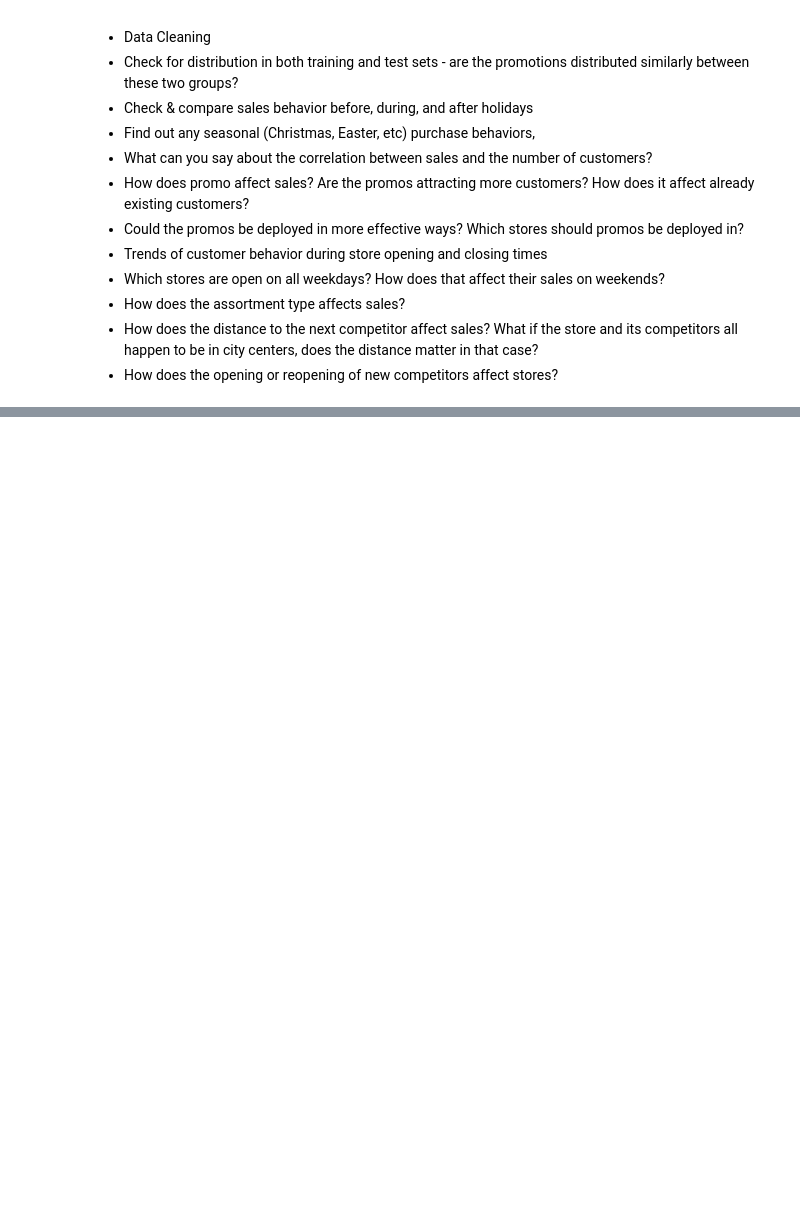
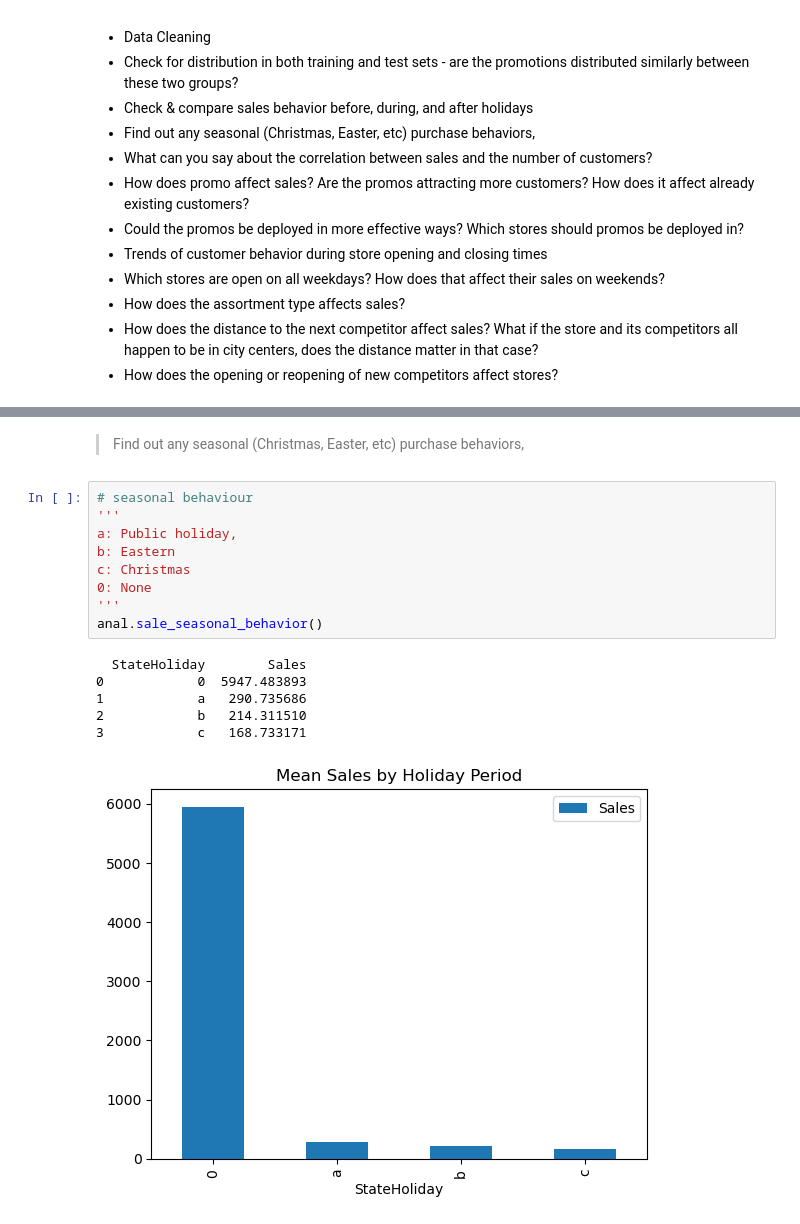
Before and after one commit to B2e5tty/forecast_sales, a Jupyter notebook: notebooks/EDA.ipynb, the cells around one changed output, grey strips where cells are left out. Drawn from its saved outputs; the diff is of its cells as text; blank space fills up the shorter version.

```diff
--- a/notebooks/EDA.ipynb
+++ b/notebooks/EDA.ipynb
@@ -107,0 +239,18 @@ AttributeError: 'DataFrame' object has no attribute 'col'
+# %% [markdown]
+> Find out any seasonal (Christmas, Easter, etc) purchase behaviors,
+# %%
+# seasonal behaviour
+'''
+a: Public holiday,
+b: Eastern
+c: Christmas
+0: None
+'''
+anal.sale_seasonal_behavior()
+# %% [output]
+  StateHoliday        Sales
+0            0  5947.483893
+1            a   290.735686
+2            b   214.311510
+3            c   168.733171
+[figure, added]
```
Also changed, not shown: parts of 46 cells of this notebook, 2 other files.
